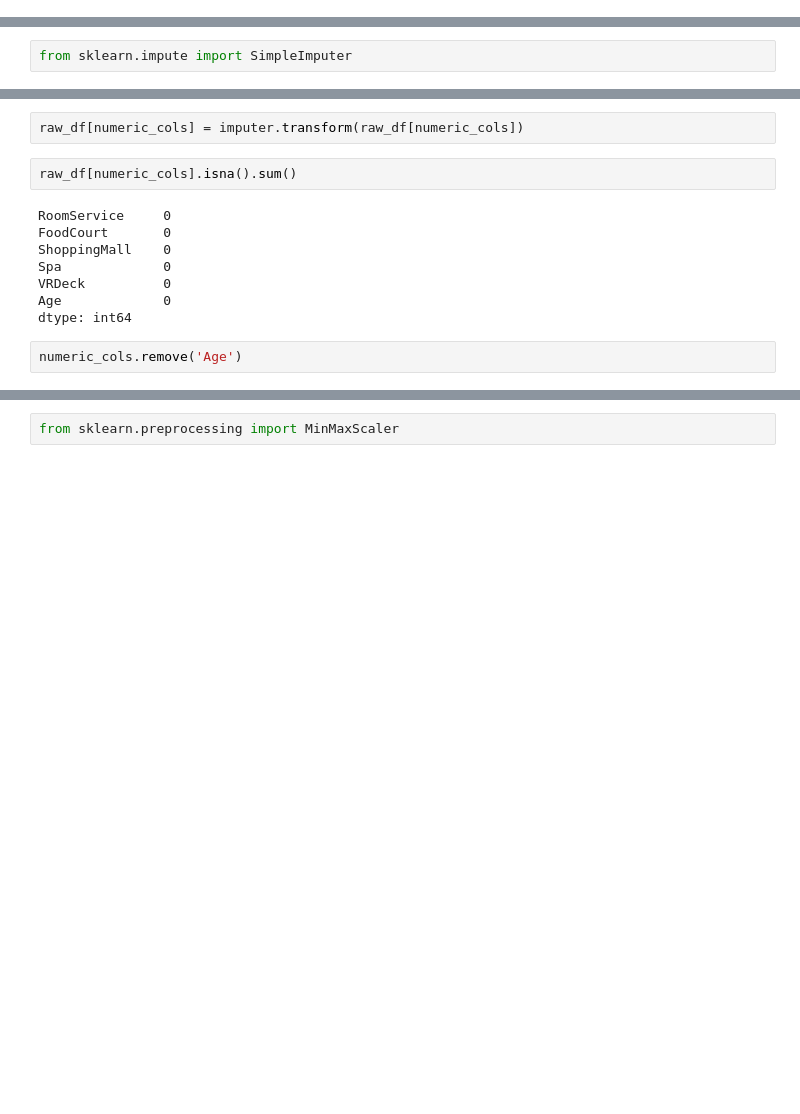
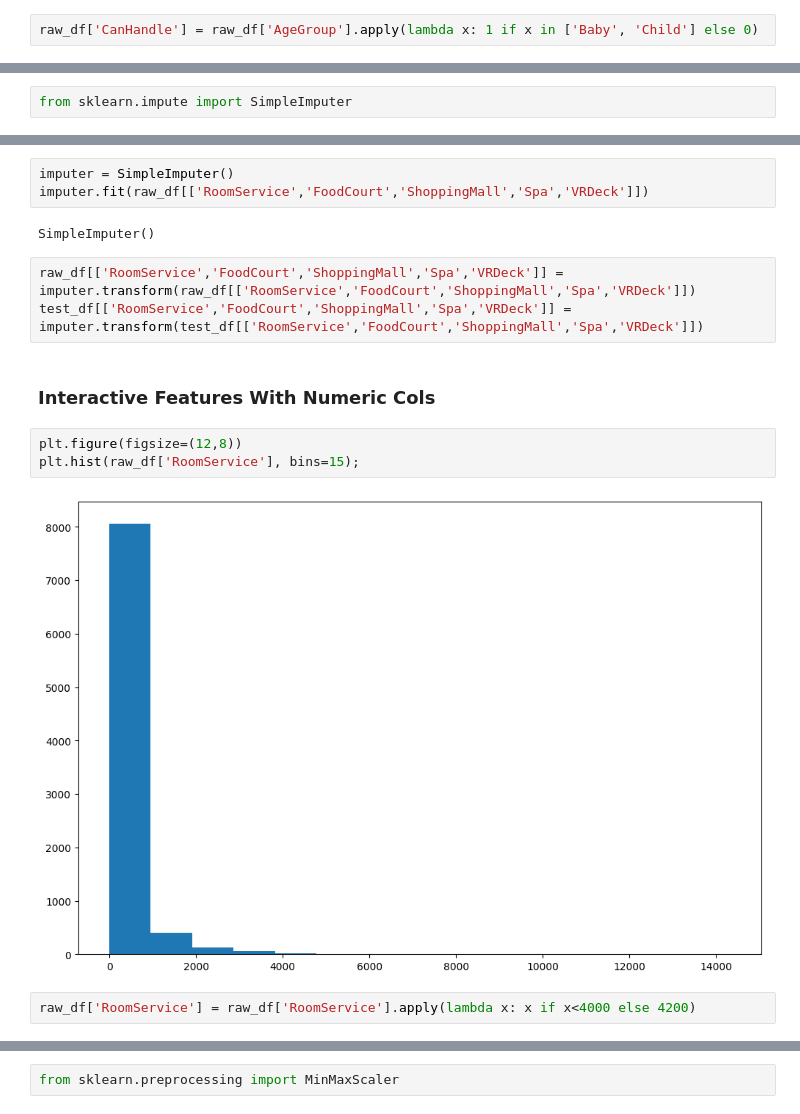
Before and after one commit to trietp1253201581/KaggleCompetition, a Jupyter notebook: spaceship_titanic.ipynb, the cells around one changed output, grey strips where cells are left out. Saved outputs shown, nothing was run; the diff lists cells and outputs as text; blank space fills up the shorter version.

```diff
--- a/spaceship_titanic.ipynb
+++ b/spaceship_titanic.ipynb
@@ -196,0 +320,2 @@ numeric_cols = ['RoomService', 'FoodCourt', 'ShoppingMall', 'Spa', 'VRDeck', 'Ag
+# %%
+raw_df['CanHandle'] = raw_df['AgeGroup'].apply(lambda x: 1 if x in ['Baby', 'Child'] else 0)
@@ -205,14 +338,17 @@ SimpleImputer()
-# %%
-raw_df[numeric_cols] = imputer.transform(raw_df[numeric_cols])
-# %%
-raw_df[numeric_cols].isna().sum()
-# %% [output]
-RoomService     0
-FoodCourt       0
-ShoppingMall    0
-Spa             0
-VRDeck          0
-Age             0
-dtype: int64
-# %%
-numeric_cols.remove('Age')
+# %%
+imputer = SimpleImputer()
+imputer.fit(raw_df[['RoomService','FoodCourt','ShoppingMall','Spa','VRDeck']])
+# %% [output]
+SimpleImputer()
+# %%
+raw_df[['RoomService','FoodCourt','ShoppingMall','Spa','VRDeck']] = imputer.transform(raw_df[['RoomService','FoodCourt','ShoppingMall','Spa','VRDeck']])
+test_df[['RoomService','FoodCourt','ShoppingMall','Spa','VRDeck']] = imputer.transform(test_df[['RoomService','FoodCourt','ShoppingMall','Spa','VRDeck']])
+# %% [markdown]
+### Interactive Features With Numeric Cols
+# %%
+plt.figure(figsize=(12,8))
+plt.hist(raw_df['RoomService'], bins=15);
+# %% [output]
+[figure, added]
+# %%
+raw_df['RoomService'] = raw_df['RoomService'].apply(lambda x: x if x<4000 else 4200)
```
Also changed, not shown: parts of 210 cells of this notebook, 2 other files.
